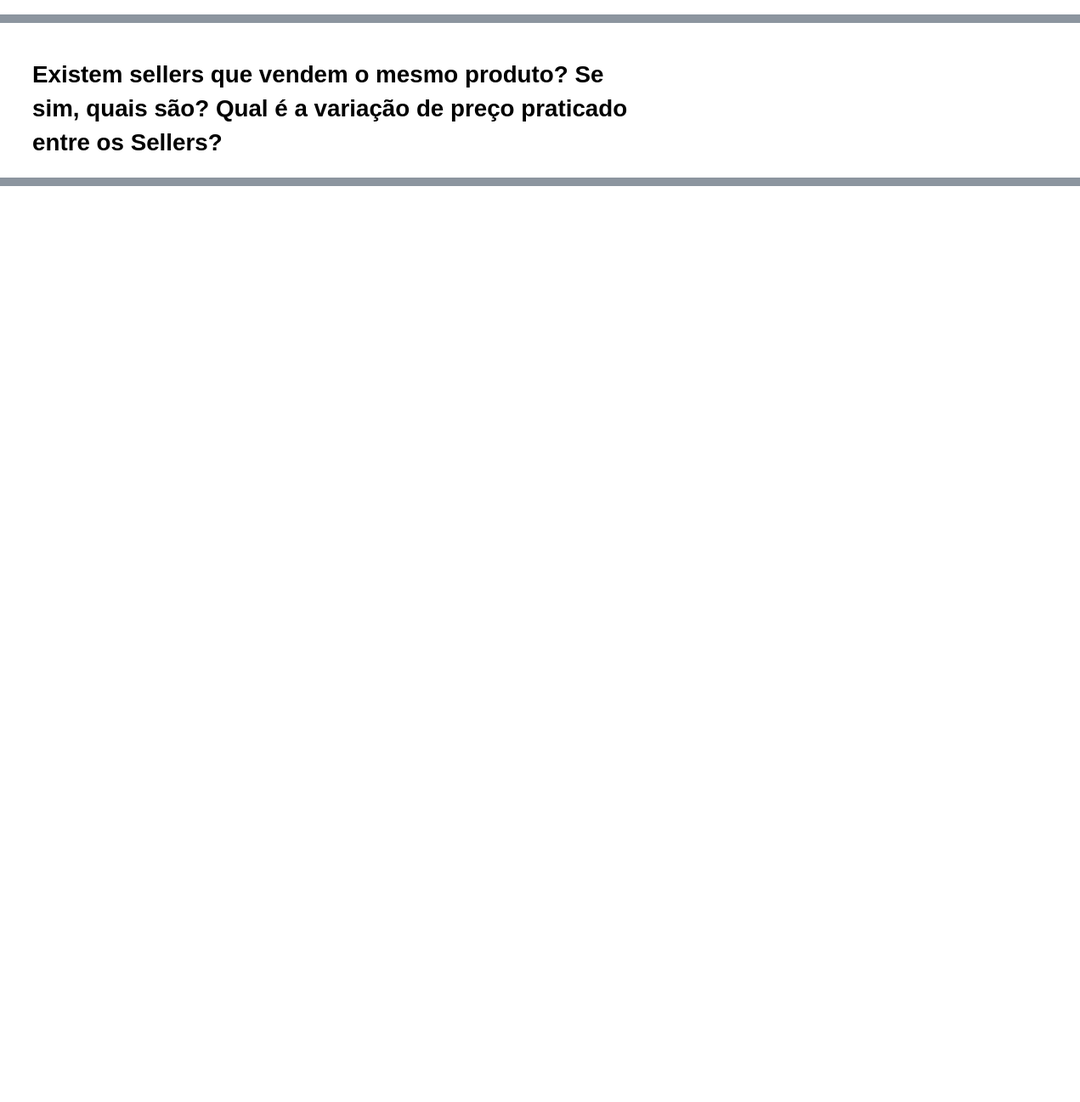
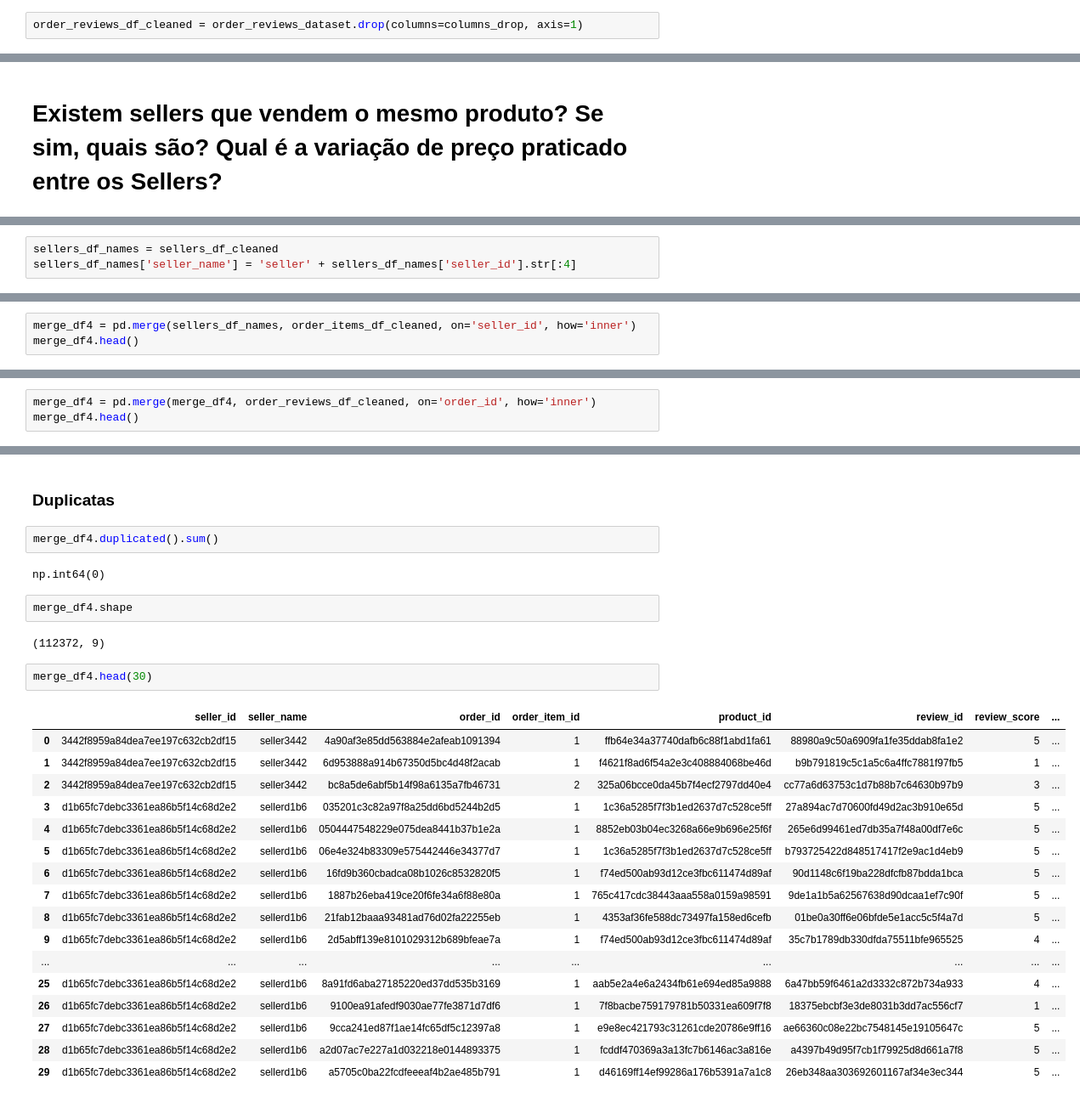
Before and after one commit to matsa0/desafio-sprint02-data-analysis, a Jupyter notebook: analise_exploratoria/analise_exploratoria.ipynb, the cells around one changed output, grey strips where cells are left out. Shown at 85% size. Saved outputs shown, nothing was run; the diff lists cells and outputs as text; blank space fills up the shorter version.

```diff
--- a/analise_exploratoria/analise_exploratoria.ipynb
+++ b/analise_exploratoria/analise_exploratoria.ipynb
@@ -484,0 +566,2 @@ dtype: object
+# %%
+order_reviews_df_cleaned = order_reviews_dataset.drop(columns=columns_drop, axis=1)
@@ -884,0 +1178,3 @@ product_sellers_count
+# %%
+sellers_df_names = sellers_df_cleaned
+sellers_df_names['seller_name'] = 'seller' + sellers_df_names['seller_id'].str[:4]
@@ -884,0 +1199,3 @@ product_sellers_count
+# %%
+merge_df4 = pd.merge(sellers_df_names, order_items_df_cleaned, on='seller_id', how='inner')
+merge_df4.head()
@@ -884,0 +1209,3 @@ product_sellers_count
+# %%
+merge_df4 = pd.merge(merge_df4, order_reviews_df_cleaned, on='order_id', how='inner')
+merge_df4.head()
@@ -884,0 +1234,30 @@ product_sellers_count
+# %% [markdown]
+### Duplicatas
+# %%
+merge_df4.duplicated().sum()
+# %% [output]
+np.int64(0)
+# %%
+merge_df4.shape
+# %% [output]
+(112372, 9)
+# %%
+merge_df4.head(30)
+# %% [output]
+|  | seller_id | seller_name | order_id | order_item_id | product_id | review_id | review_score | ... |
+| 0 | 3442f8959a84dea7ee197c632cb2df15 | seller3442 | 4a90af3e85dd563884e2afeab1091394 | 1 | ffb64e34a37740dafb6c88f1abd1fa61 | 88980a9c50a6909fa1fe35ddab8fa1e2 | 5 | ... |
+| 1 | 3442f8959a84dea7ee197c632cb2df15 | seller3442 | 6d953888a914b67350d5bc4d48f2acab | 1 | f4621f8ad6f54a2e3c408884068be46d | b9b791819c5c1a5c6a4ffc7881f97fb5 | 1 | ... |
+| 2 | 3442f8959a84dea7ee197c632cb2df15 | seller3442 | bc8a5de6abf5b14f98a6135a7fb46731 | 2 | 325a06bcce0da45b7f4ecf2797dd40e4 | cc77a6d63753c1d7b88b7c64630b97b9 | 3 | ... |
+| 3 | d1b65fc7debc3361ea86b5f14c68d2e2 | sellerd1b6 | 035201c3c82a97f8a25dd6bd5244b2d5 | 1 | 1c36a5285f7f3b1ed2637d7c528ce5ff | 27a894ac7d70600fd49d2ac3b910e65d | 5 | ... |
+| 4 | d1b65fc7debc3361ea86b5f14c68d2e2 | sellerd1b6 | 0504447548229e075dea8441b37b1e2a | 1 | 8852eb03b04ec3268a66e9b696e25f6f | 265e6d99461ed7db35a7f48a00df7e6c | 5 | ... |
+| 5 | d1b65fc7debc3361ea86b5f14c68d2e2 | sellerd1b6 | 06e4e324b83309e575442446e34377d7 | 1 | 1c36a5285f7f3b1ed2637d7c528ce5ff | b793725422d848517417f2e9ac1d4eb9 | 5 | ... |
+| 6 | d1b65fc7debc3361ea86b5f14c68d2e2 | sellerd1b6 | 16fd9b360cbadca08b1026c8532820f5 | 1 | f74ed500ab93d12ce3fbc611474d89af | 90d1148c6f19ba228dfcfb87bdda1bca | 5 | ... |
+| 7 | d1b65fc7debc3361ea86b5f14c68d2e2 | sellerd1b6 | 1887b26eba419ce20f6fe34a6f88e80a | 1 | 765c417cdc38443aaa558a0159a98591 | 9de1a1b5a62567638d90dcaa1ef7c90f | 5 | ... |
+| 8 | d1b65fc7debc3361ea86b5f14c68d2e2 | sellerd1b6 | 21fab12baaa93481ad76d02fa22255eb | 1 | 4353af36fe588dc73497fa158ed6cefb | 01be0a30ff6e06bfde5e1acc5c5f4a7d | 5 | ... |
+| 9 | d1b65fc7debc3361ea86b5f14c68d2e2 | sellerd1b6 | 2d5abff139e8101029312b689bfeae7a | 1 | f74ed500ab93d12ce3fbc611474d89af | 35c7b1789db330dfda75511bfe965525 | 4 | ... |
+| ... | ... | ... | ... | ... | ... | ... | ... | ... |
+| 25 | d1b65fc7debc3361ea86b5f14c68d2e2 | sellerd1b6 | 8a91fd6aba27185220ed37dd535b3169 | 1 | aab5e2a4e6a2434fb61e694ed85a9888 | 6a47bb59f6461a2d3332c872b734a933 | 4 | ... |
+| 26 | d1b65fc7debc3361ea86b5f14c68d2e2 | sellerd1b6 | 9100ea91afedf9030ae77fe3871d7df6 | 1 | 7f8bacbe759179781b50331ea609f7f8 | 18375ebcbf3e3de8031b3dd7ac556cf7 | 1 | ... |
+| 27 | d1b65fc7debc3361ea86b5f14c68d2e2 | sellerd1b6 | 9cca241ed87f1ae14fc65df5c12397a8 | 1 | e9e8ec421793c31261cde20786e9ff16 | ae66360c08e22bc7548145e19105647c | 5 | ... |
+| 28 | d1b65fc7debc3361ea86b5f14c68d2e2 | sellerd1b6 | a2d07ac7e227a1d032218e0144893375 | 1 | fcddf470369a3a13fc7b6146ac3a816e | a4397b49d95f7cb1f79925d8d661a7f8 | 5 | ... |
+| 29 | d1b65fc7debc3361ea86b5f14c68d2e2 | sellerd1b6 | a5705c0ba22fcdfeeeaf4b2ae485b791 | 1 | d46169ff14ef99286a176b5391a7a1c8 | 26eb348aa303692601167af34e3ec344 | 5 | ... |
```
Also changed, not shown: parts of 77 cells of this notebook.
